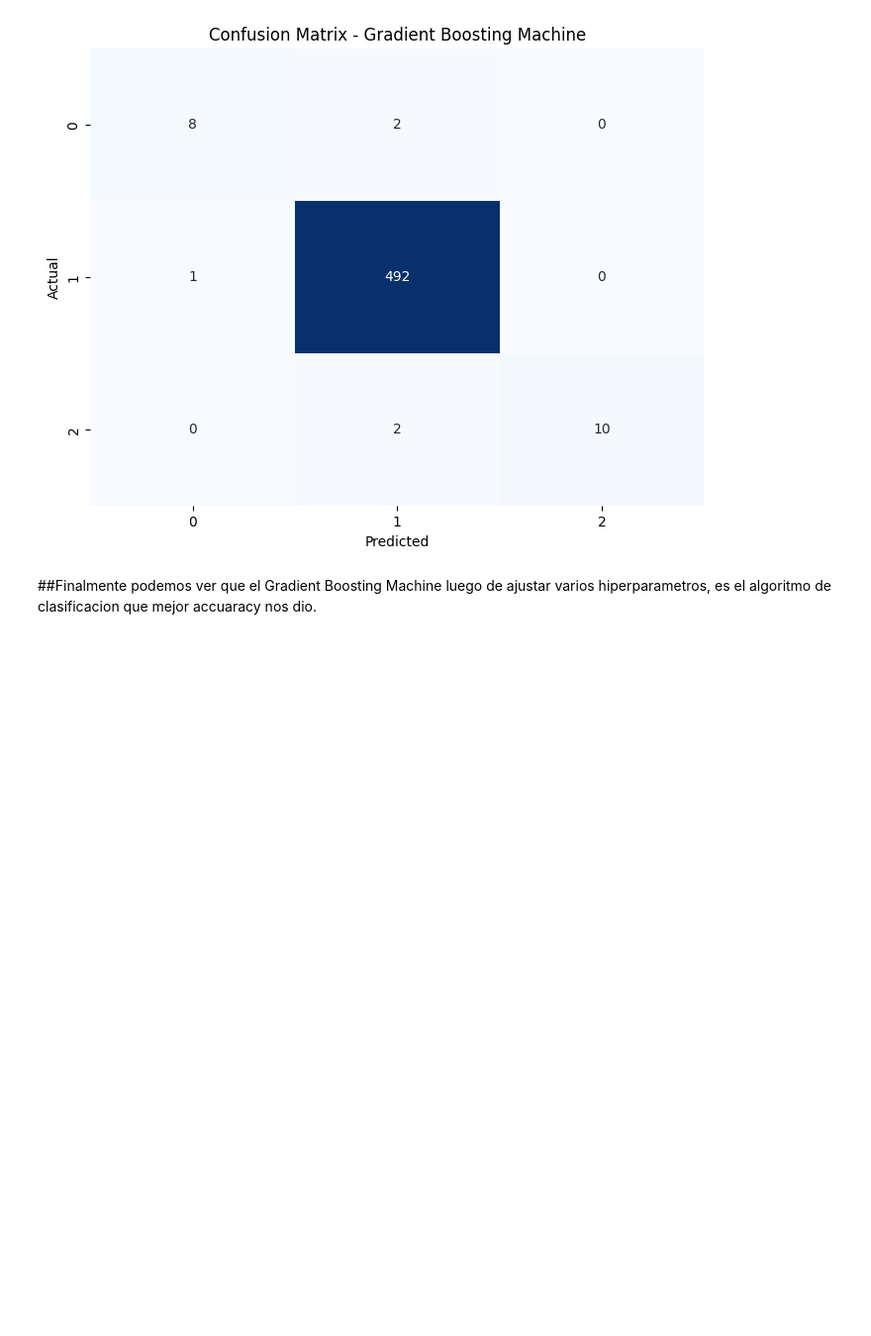
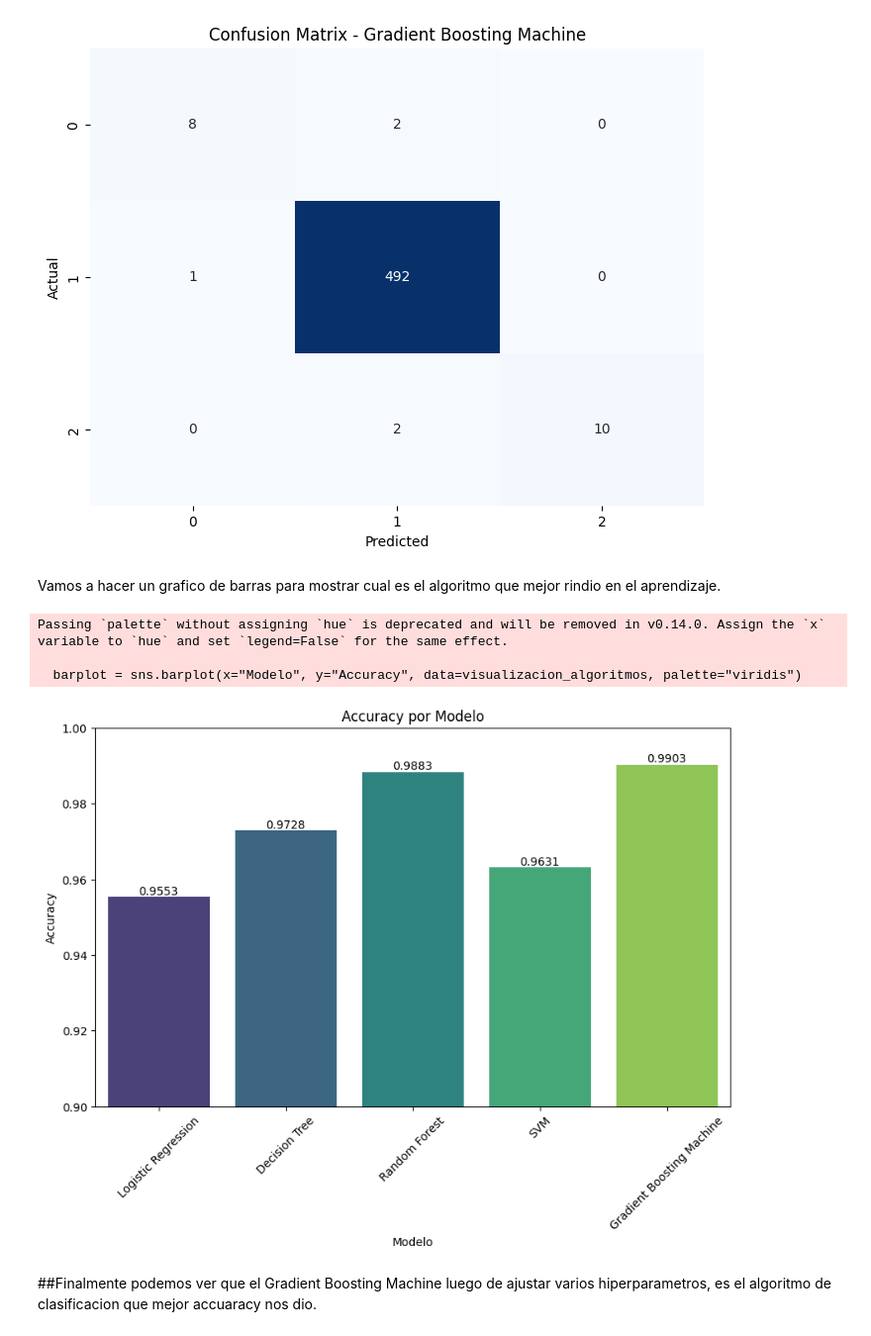
Before and after one commit to marcoscapponi/Proyecto-Data-Science-Capponi, a Jupyter notebook: Proyecto_Mental_Health.ipynb, the cells around one changed output. Shown at 99% size. Cells and saved outputs as stored; diff of their text form; code cells hidden in the pictures; blank space fills up the shorter version.

```diff
--- a/Proyecto_Mental_Health.ipynb
+++ b/Proyecto_Mental_Health.ipynb
@@ -971,6 +971,50 @@ Clasificación Report:
    macro avg       0.96      0.88      0.92       515
 weighted avg       0.99      0.99      0.99       515
 [figure]
+# %% [markdown]
+Vamos a hacer un grafico de barras para mostrar cual es el algoritmo que mejor rindio en el aprendizaje.
+# %%
+# Datos de precisión de los modelos
+data = {
+    "Modelo": [
+        "Logistic Regression",
+        "Decision Tree",
+        "Random Forest",
+        "SVM",
+        "Gradient Boosting Machine"
+    ],
+    "Accuracy": [
+        0.9553398058252427,
+        0.9728155339805825,
+        0.9883495145631068,
+        0.9631067961165048,
+        0.9902912621359223
+    ]
+}
+
+visualizacion_algoritmos = pd.DataFrame(data)
+
+# Gráfico de barras con valores visibles
+plt.figure(figsize=(10, 6))
+barplot = sns.barplot(x="Modelo", y="Accuracy", data=visualizacion_algoritmos, palette="viridis")
+
+# Agregar los valores sobre las barras
+for index, row in visualizacion_algoritmos.iterrows():
+    barplot.text(index, row["Accuracy"], f'{row["Accuracy"]:.4f}',
+                 color='black', ha="center", va="bottom", fontsize=10)
+
+# Configuración del gráfico
+plt.title("Accuracy por Modelo")
+plt.ylabel("Accuracy")
+plt.xlabel("Modelo")
+plt.xticks(rotation=45)
+plt.ylim(0.9, 1.0)  # Ajustar para enfocar en rangos de alta precisión
+plt.show()
+# %% [output]
+Passing `palette` without assigning `hue` is deprecated and will be removed in v0.14.0. Assign the `x` variable to `hue` and set `legend=False` for the same effect.
+
+  barplot = sns.barplot(x="Modelo", y="Accuracy", data=visualizacion_algoritmos, palette="viridis")
+[figure, added]
 # %% [markdown]
 ##Finalmente podemos ver que el Gradient Boosting Machine luego de ajustar varios hiperparametros, es el algoritmo de clasificacion que mejor accuaracy nos dio.
 # %%
```
Also changed, not shown: parts of 4 cells of this notebook.
